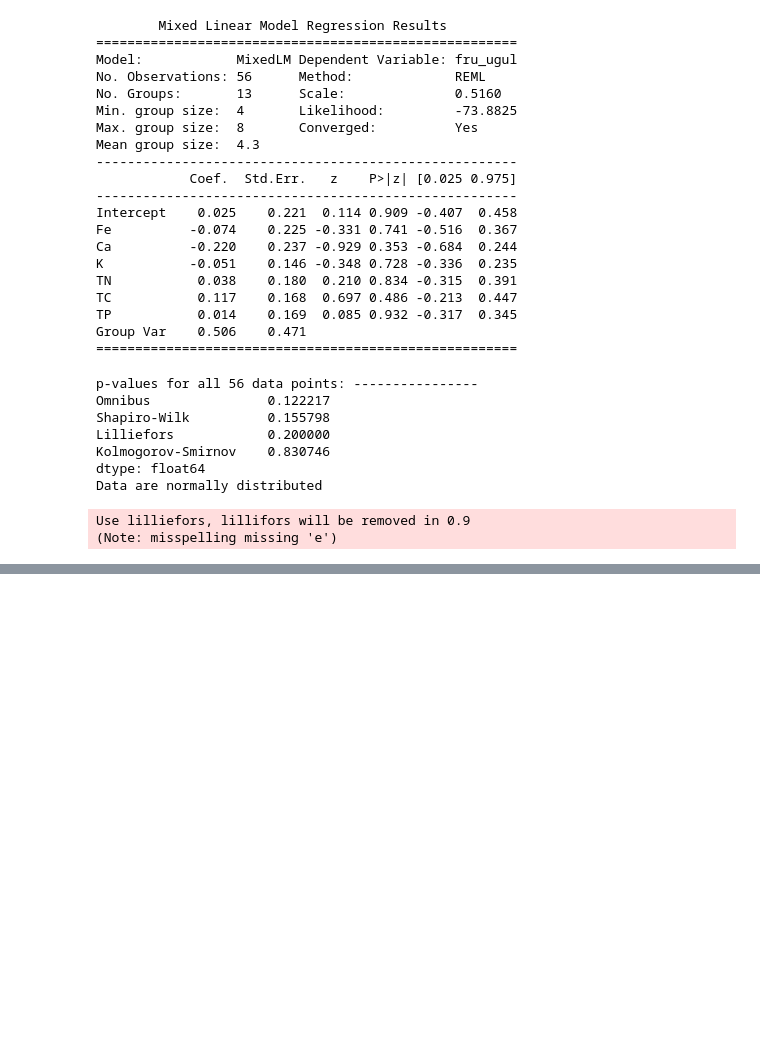
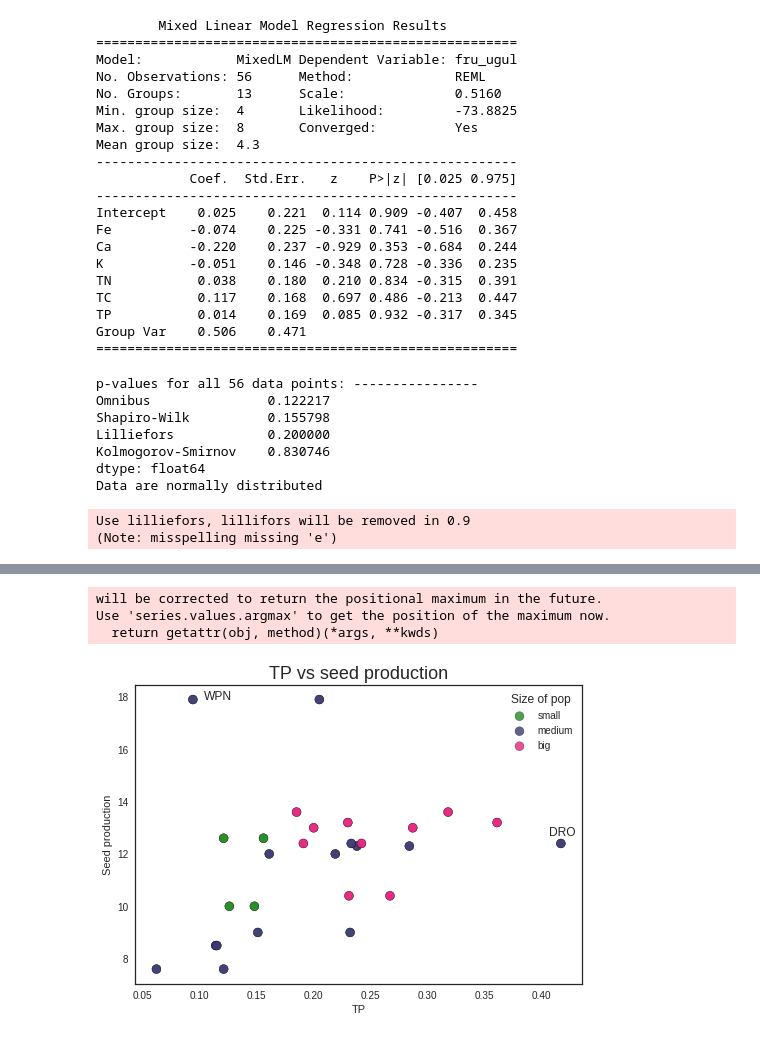
Before and after one commit to AgataRoguz/projekty_uw, a Jupyter notebook: polemonium/aminoacids.ipynb, the cells around one changed output, grey strips where cells are left out. Drawn from its saved outputs; the diff is of its cells as text; code cells hidden in the pictures; blank space fills up the shorter version.

```diff
--- a/polemonium/aminoacids.ipynb
+++ b/polemonium/aminoacids.ipynb
@@ -485,0 +517,29 @@ plt.show()
+# %%
+labels =[]
+sns.set_style("white")
+for key, value in col.items():
+    labels.append(key)
+    plt.scatter(x = df.TP[df.pop_size == key],
+                y = df.seed_prod[df.pop_size == key],
+                s = 80,
+                c = df.colors[df.pop_size== key], alpha=0.8, edgecolors='black')
+
+
+plt.xlabel('TP')
+plt.ylabel('Seed production')
+plt.title('TP vs seed production', fontsize=18)
+
+#Annotate max values
+plt.text(df.TP[np.argmax(df.seed_prod)]+0.01, df.seed_prod.max(), df["pop"].loc[np.argmax(df.seed_prod)])
+plt.text(df.TP.max() -0.01, df.seed_prod[df.TP == df.TP.max()].tolist()[0]+0.3,
+         df["pop"].loc[df.TP == df.TP.max()].tolist()[0])
+
+
+plt.legend(labels, title = "Size of pop", loc = 'upper right')
+
+plt.show()
+# %% [output]
+will be corrected to return the positional maximum in the future.
+Use 'series.values.argmax' to get the position of the maximum now.
+  return getattr(obj, method)(*args, **kwds)
+[figure, added]
```
Also changed, not shown: parts of 11 cells of this notebook.
